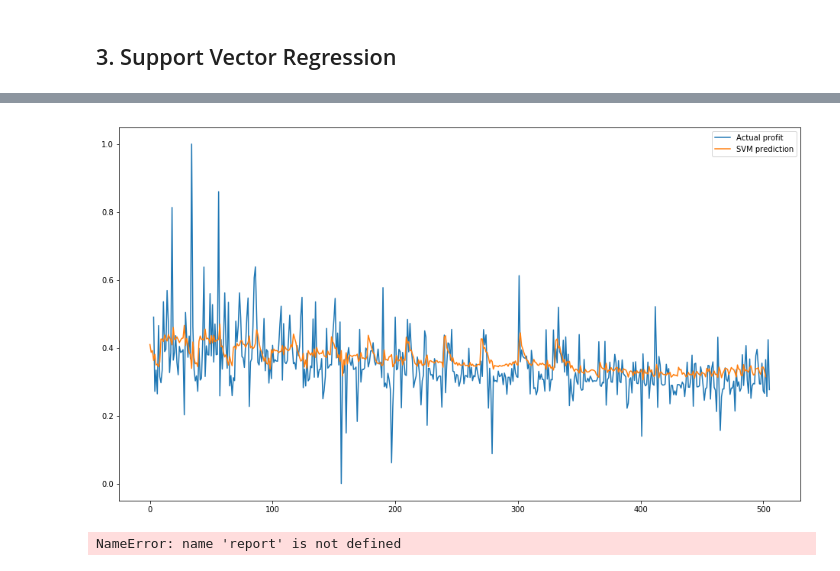
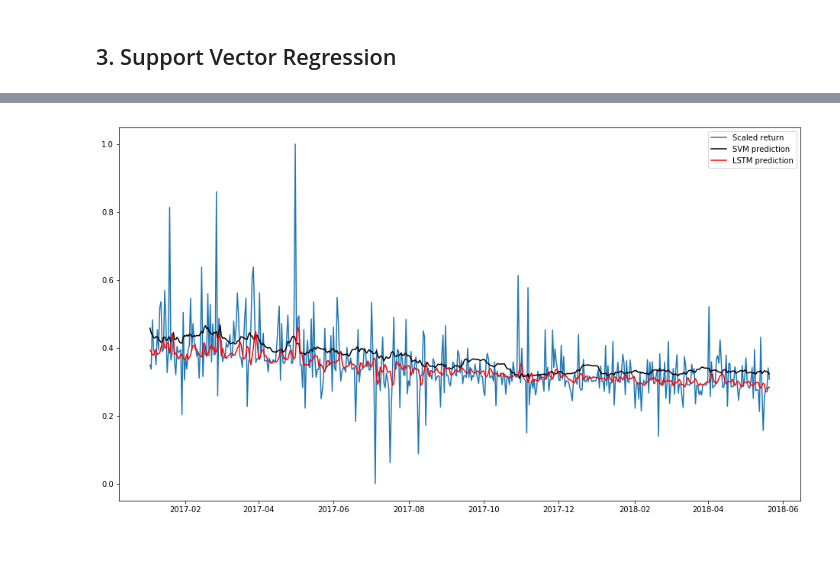
Before and after one commit to ingJSNA/machineLearning2018, a Jupyter notebook: Final Project/3 SVM vs LSTM.ipynb, the cells around one changed output, grey strips where cells are left out. Cells and saved outputs as stored; diff of their text form; code cells hidden in the pictures.

Commit message:
Implement LSTM

```diff
--- a/Final Project/3 SVM vs LSTM.ipynb
+++ b/Final Project/3 SVM vs LSTM.ipynb
@@ -21,9 +22,6 @@ dataset = pd.read_csv(data_path+"/data.csv")
 
 dataset['Fecha corte'] = pd.DatetimeIndex(dataset['Fecha corte'])
 
-# Normalize
-scaler = preprocessing.MinMaxScaler(feature_range=(0, 1))
-dataset.iloc[:, 1:] = scaler.fit_transform(dataset.iloc[:, 1:])
 profit = dataset[['Rentab. dia']]
 
 print(dataset.shape)
@@ -72,7 +70,7 @@ def series_to_supervised(data, n_in=1, n_out=1, dropnan=True):
         cols.dropna(inplace=True)
     return cols
 # %%
-data = series_to_supervised(profit, 3, 2)
+data = series_to_supervised(profit, 2, 2)
 
 # Merge on index
 data = dataset.merge(data, left_index=True, right_index=True)
@@ -107,5 +104,7 @@ None
 # %%
 from sklearn.model_selection import train_test_split
+
+date = data['Fecha corte']
 
 data = data.drop(columns=['Fecha corte'], errors='ignore')
 
@@ -114,7 +113,7 @@ features = data.shape[1]
 X = data.iloc[:, 0:features-1]
 y = data.iloc[:, features-1]
 
-X_train, X_test, y_train, y_test = train_test_split(X, y, test_size=0.3, random_state=42)
+X_train, X_test, y_train, y_test = train_test_split(X, y, test_size=0.2, random_state=42)
 
 y_train.head()
 # %% [output]
@@ -148,0 +241,25 @@ test MSE: 0.01
+# %%
+y_pred_lstm = model.predict(train_X)
+print(y_pred_lstm.shape)
+print(mean_squared_error(y_train, y_pred_lstm))
+
+models = [model]
+
+# Calcs for LSTM
+for i, model in enumerate(models):
+    methods.append('LSTM-' + str(i))
+
+    # fit network
+    history = model.fit(train_X, train_y, epochs=50, batch_size=72,
+                    validation_data=(test_X, test_y), verbose=0, shuffle=False)
+
+    y_train_pred = model.predict(train_X)
+    y_test_pred = model.predict(test_X)
+
+    train_error = mean_squared_error(y_train, y_train_pred)
+    train_errors.append(train_error)
+
+    test_error = mean_squared_error(y_test, y_test_pred)
+    test_errors.append(test_error)
+
+plot_mse(methods, train_errors, test_errors, fig_file='mse.png')
@@ -149,38 +270,16 @@ test MSE: 0.01
 # %%
 # Plot predictions
 r, c = (1, 1)
 fig, axes = plt.subplots(r, c, figsize=(16*c, 9*r))
 axes = np.array(axes).reshape(-1)
 
 ax = axes[0]
-ax.plot(y, label='Actual profit')
-ax.plot(clf_svr.predict(X), label='SVM prediction')
+ax.plot(date, y, label='Scaled return')
+ax.plot(date, clf_svr.predict(X), label='SVM prediction', c='black')
+ax.plot(date, model.predict(full_X), label='LSTM prediction', c='red')
 ax.legend()
 
+plt.savefig('prediction.png')
 plt.show()
 # %% [output]
-[figure, old version]
+[figure, new version]
-# %%
-data = pd.DataFrame()
-
-
-data['t'] = report['Rentab. dia']
-
-data['t+1'] = data['t'].shift(-1)
-
-
-data = series_to_supervised(report['Rentab. dia'], 1)
-
-data.head()
-
-# Make stationary, N=1, sequence size
-data = data['var(t)'] - data['var(t-1)']
-
-# Scale for LSTM
-x = data.values.reshape(-1, 1)
-scaler = preprocessing.MinMaxScaler(feature_range=(-1, 1))
-scaled_X = scaler.fit_transform(x)
-
-data = pd.Series(scaled_X[:, 0])
-# %% [output]
-NameError: name 'report' is not defined
```
Also changed, not shown: parts of 11 cells of this notebook, 2 other files.
